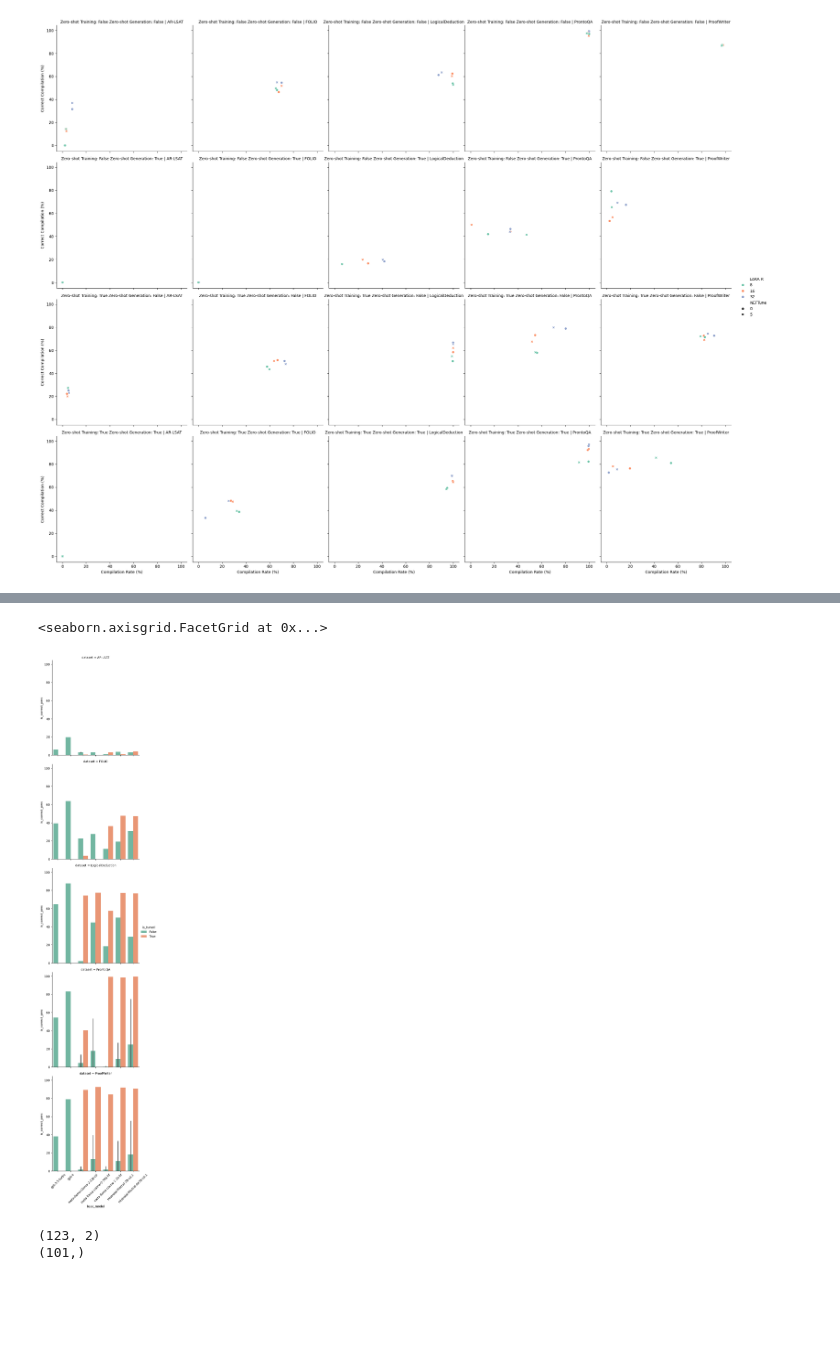
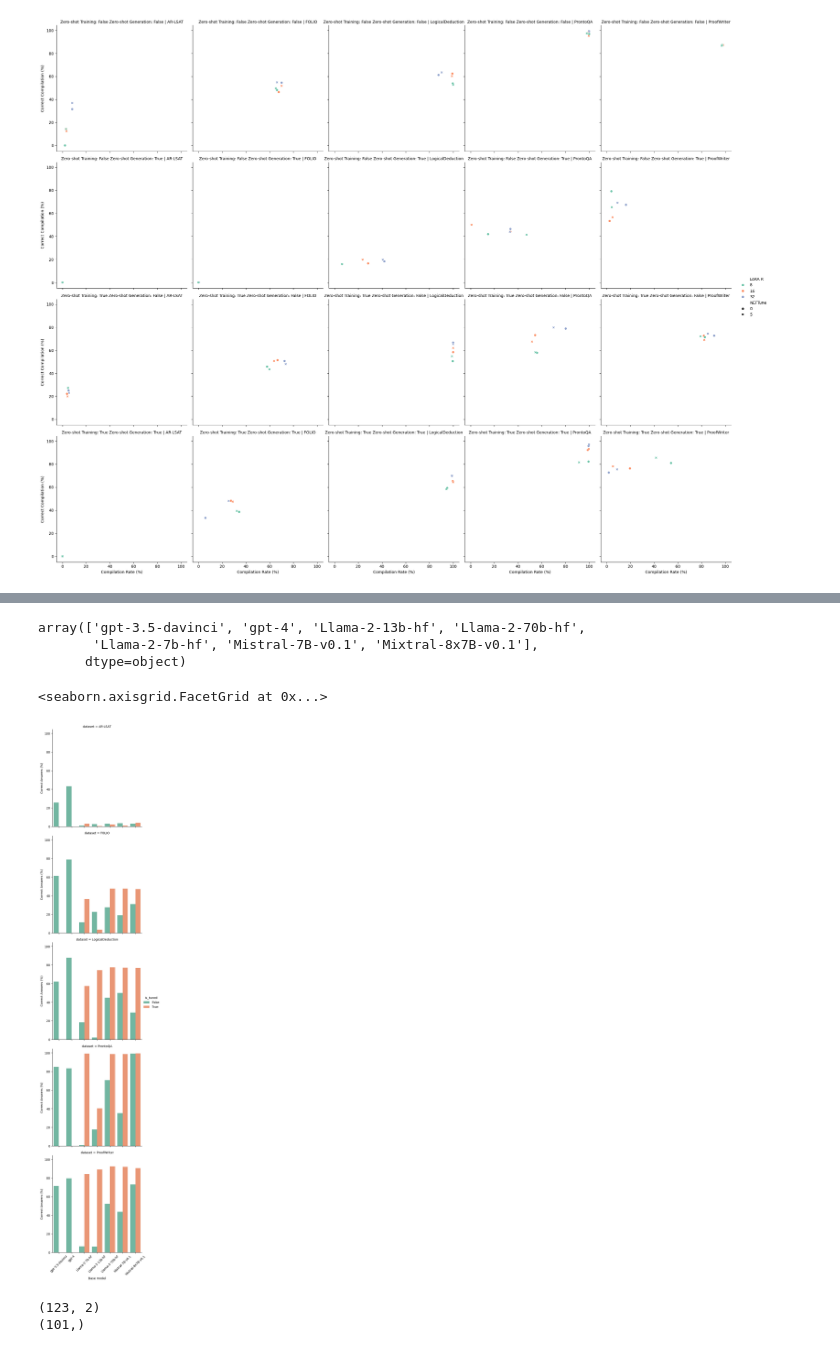
Before and after one commit to wernerolaf/Logic-LLM, a Jupyter notebook: results.ipynb, the cells around one changed output, grey strips where cells are left out. Drawn from its saved outputs; the diff is of its cells as text; code cells hidden in the pictures; blank space fills up the shorter version.

Commit message:
histogram

```diff
--- a/results.ipynb
+++ b/results.ipynb
@@ -380,4 +377,4 @@ See the caveats in the documentation: https://pandas.pydata.org/pandas-docs/stab
 # %%
 results_summary_final = results_summary.loc[(((results_summary.neftune==5) & (results_summary.last_zero==0) &
 (results_summary.zero==0) & (results_summary.lora_r==32) & (results_summary.is_tuned==True))
- | (results_summary.is_tuned==False)) & (results_summary.split=="dev")]
+ | (results_summary.is_tuned==False)) & (results_summary.split=="dev") & (results_summary.beam==1) & (results_summary.refiment==0)]
@@ -387,0 +388,4 @@ array(['dev'], dtype=object)
+# %%
+results_summary_final.base_model=results_summary_final.base_model.str.replace("meta-llama-","")
+results_summary_final.base_model=results_summary_final.base_model.str.replace("mistralai-","")
+results_summary_final.base_model=results_summary_final.base_model.str.replace("-turbo","-davinci")
@@ -387,0 +408,4 @@ array(['dev'], dtype=object)
+# %%
+# Values taken from paper report because of usage of CoT results as backup and problems with PyKe solver
+results_summary_final.loc[results_summary_final.base_model=="gpt-4","is_correct_perc"]=np.array([43.04,78.92,87.63,83.20,79.66])
+results_summary_final.loc[results_summary_final.base_model=="gpt-3.5-davinci","is_correct_perc"]=np.array([25.54,61.27,62.00,85.00,71.45])
@@ -388,8 +434,15 @@ array(['dev'], dtype=object)
+# %%
+results_summary_final.base_model.unique()
+# %% [output]
+array(['gpt-3.5-davinci', 'gpt-4', 'Llama-2-13b-hf', 'Llama-2-70b-hf',
+       'Llama-2-7b-hf', 'Mistral-7B-v0.1', 'Mixtral-8x7B-v0.1'],
+      dtype=object)
 # %%
-sns.catplot(data=results_summary_final, x="base_model", y="is_correct_perc", kind="bar",hue="is_tuned",row="dataset" ,palette="Set2").tick_params(axis='x', rotation=45)
+sns.catplot(data=results_summary_final, x="base_model", y="is_correct_perc", kind="bar",hue="is_tuned",row="dataset",order=['gpt-3.5-davinci', 'gpt-4','Llama-2-7b-hf', 'Llama-2-13b-hf', 'Llama-2-70b-hf',
+       'Mistral-7B-v0.1', 'Mixtral-8x7B-v0.1'] ,palette="Set2").set(xlabel="Base model",ylabel="Correct Answers (%)").tick_params(axis='x', rotation=45)
 # %% [output]
 <seaborn.axisgrid.FacetGrid at 0x...>
-[figure, old version]
+[figure, new version]
 # %%
 LSAT_train=pd.read_csv('outputs/prepared_data/AR-LSAT_train_merged_data_sft_2024-12-06.csv')
 print(LSAT_train.shape)
```
Also changed, not shown: parts of 7 cells of this notebook.
